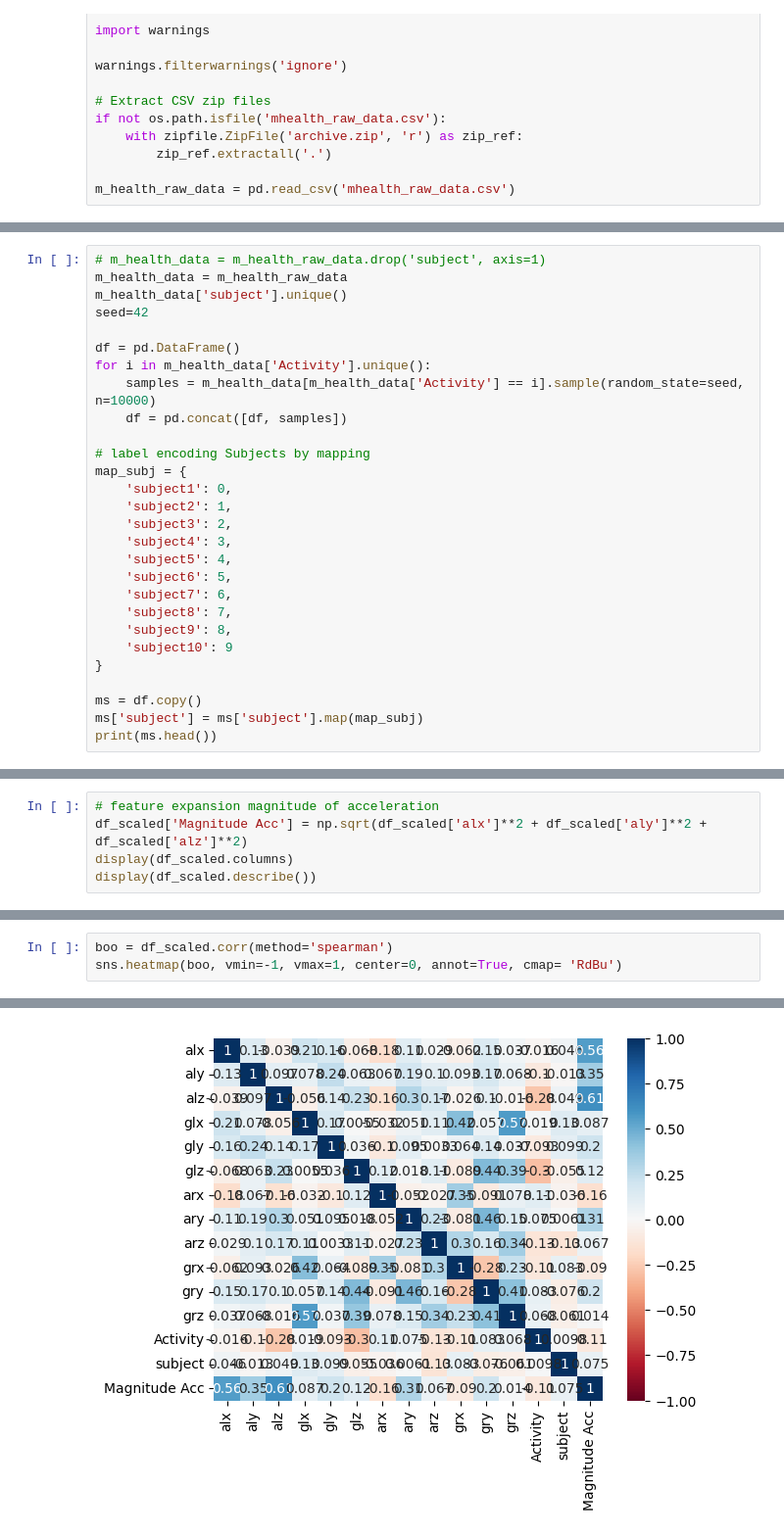
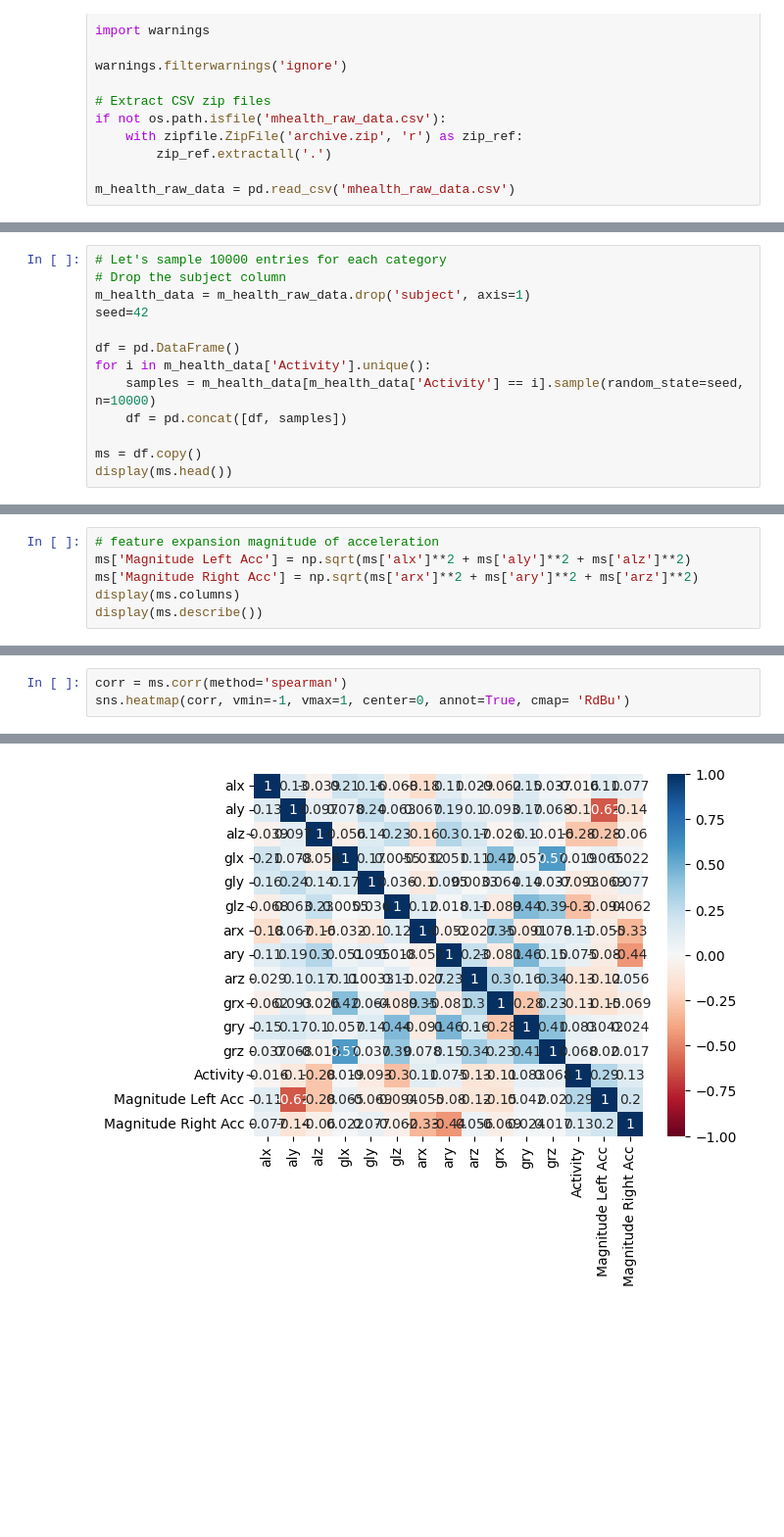
Before and after one commit to timothychu99/CSE151A_Group_Project, a Jupyter notebook: preprocessing.ipynb, the cells around one changed output, grey strips where cells are left out. Shown at 98% size. Drawn from its saved outputs; the diff is of its cells as text; blank space fills up the shorter version.

```diff
--- a/preprocessing.ipynb
+++ b/preprocessing.ipynb
@@ -38,7 +38,7 @@ Name: count, dtype: int64
 # %%
-# m_health_data = m_health_raw_data.drop('subject', axis=1)
-m_health_data = m_health_raw_data
-m_health_data['subject'].unique()
+# Let's sample 10000 entries for each category
+# Drop the subject column
+m_health_data = m_health_raw_data.drop('subject', axis=1)
 seed=42
 
 df = pd.DataFrame()
@@ -46,21 +46,6 @@ for i in m_health_data['Activity'].unique():
     samples = m_health_data[m_health_data['Activity'] == i].sample(random_state=seed, n=10000)
     df = pd.concat([df, samples])
 
-# label encoding Subjects by mapping
-map_subj = {
-    'subject1': 0,
-    'subject2': 1,
-    'subject3': 2,
-    'subject4': 3,
-    'subject5': 4,
-    'subject6': 5,
-    'subject7': 6,
-    'subject8': 7,
-    'subject9': 8,
-    'subject10': 9
-}
-
 ms = df.copy()
-ms['subject'] = ms['subject'].map(map_subj)
-print(ms.head())
+display(ms.head())
 # %% [output]
@@ -176,7 +92,8 @@ Name: count, dtype: int64
 # %%
 # feature expansion magnitude of acceleration
-df_scaled['Magnitude Acc'] = np.sqrt(df_scaled['alx']**2 + df_scaled['aly']**2 + df_scaled['alz']**2)
-display(df_scaled.columns)
-display(df_scaled.describe())
+ms['Magnitude Left Acc'] = np.sqrt(ms['alx']**2 + ms['aly']**2 + ms['alz']**2)
+ms['Magnitude Right Acc'] = np.sqrt(ms['arx']**2 + ms['ary']**2 + ms['arz']**2)
+display(ms.columns)
+display(ms.describe())
 # %% [output]
 Index(['alx', 'aly', 'alz', 'glx', 'gly', 'glz', 'arx', 'ary', 'arz', 'grx',
@@ -194,6 +111,6 @@ Index(['alx', 'aly', 'alz', 'glx', 'gly', 'glz', 'arx', 'ary', 'arz', 'grx',
 # %%
-boo = df_scaled.corr(method='spearman')
-sns.heatmap(boo, vmin=-1, vmax=1, center=0, annot=True, cmap= 'RdBu')
+corr = ms.corr(method='spearman')
+sns.heatmap(corr, vmin=-1, vmax=1, center=0, annot=True, cmap= 'RdBu')
 # %% [output]
 <Axes: >
-[figure, old version]
+[figure, new version]
```
Also changed, not shown: parts of 13 cells of this notebook, 1 other file.
